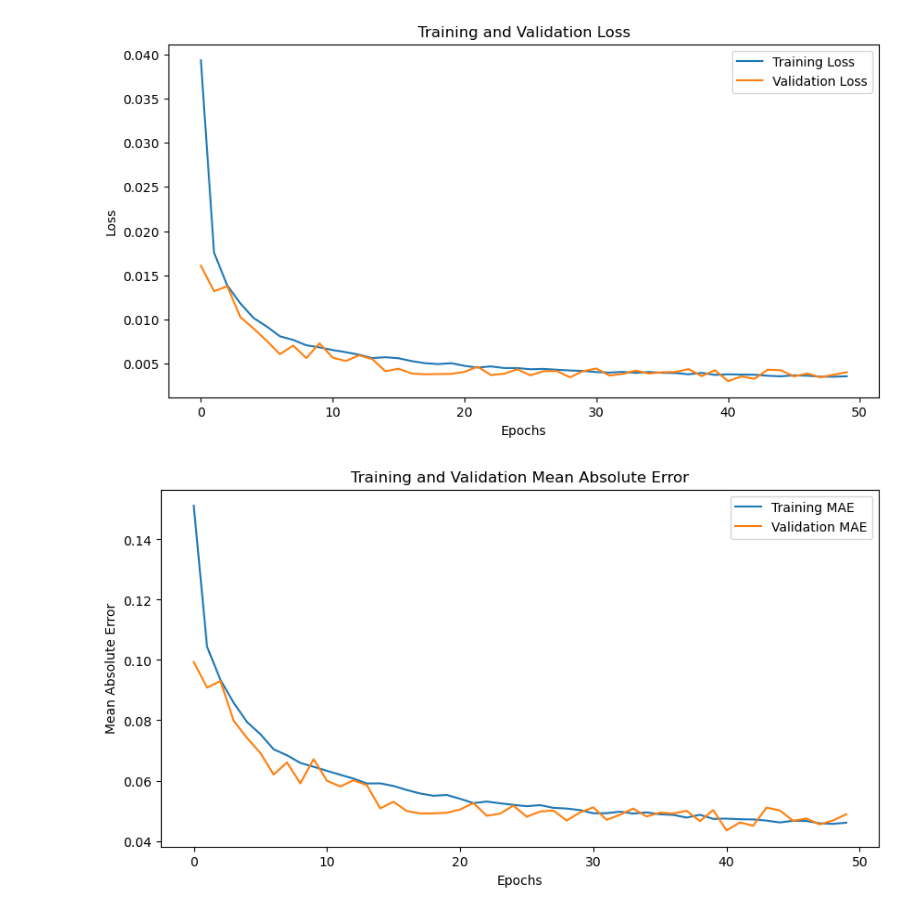
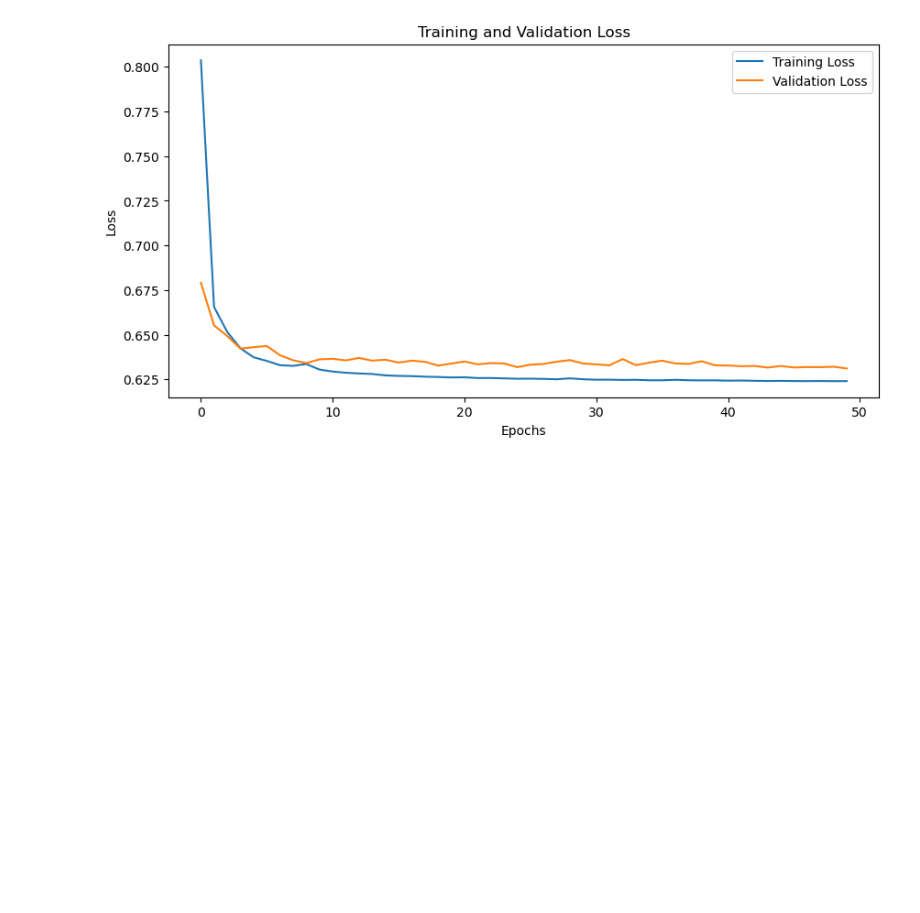
Before and after one commit to lakshyagrg23/SaveTheStray, a Jupyter notebook: model/model1.ipynb, the cells around one changed output. Drawn from its saved outputs; the diff is of its cells as text; code cells hidden in the pictures; blank space fills up the shorter version.

```diff
--- a/model/model1.ipynb
+++ b/model/model1.ipynb
@@ -9,11 +9,11 @@ from tensorflow.keras.models import Sequential
 from tensorflow.keras.layers import Dense, Dropout
 # %%
 # Load the dataset
-file_path = 'cleaned_dataset_savethestray.csv'  # Update the path if needed
+file_path = 'synthetic_dataset_savethestray.csv'  # Update the path if needed
 dataset = pd.read_csv(file_path)
 
-# Remove the risk_category column
-dataset = dataset.drop(columns=['risk_category'])
+# # Remove the risk_category column
+# dataset = dataset.drop(columns=['risk_category'])
 # %%
 # Separate features and target variable
 X = dataset.drop(columns=['risk_score'])
@@ -37,18 +45,17 @@ X_train, X_test, y_train, y_test = train_test_split(X_preprocessed, y, test_size
 # %%
 from tensorflow.keras import Sequential
 from tensorflow.keras.layers import Dense, Dropout, Input
-
-# Define the deep learning model
+from tensorflow.keras.layers import Dense, Dropout, BatchNormalization
+# Adjusted model with Batch Normalization, Dropout, and increased layers
 model = Sequential([
-    Input(shape=(X_train.shape[1],)),  # Define the input shape here
-    Dense(64, activation='relu'),
+    Dense(64, activation='relu', input_shape=(X_train.shape[1],)),
     Dropout(0.3),
     Dense(32, activation='relu'),
     Dropout(0.2),
     Dense(16, activation='relu'),
-    Dense(1, activation='linear')  # Linear activation for regression
+    Dense(1, activation='relu')  # Sigmoid activation for binary classification
 ])
 # %%
 # Compile the model
-model.compile(optimizer='adam', loss='mean_squared_error', metrics=['mean_absolute_error'])
+model.compile(optimizer='adam', loss='binary_crossentropy', metrics=['accuracy'])
 # %%
@@ -88,26 +95,14 @@ Test Loss: 0.004047454334795475, Test Mean Absolute Error: 0.048848967999219894
 # %%
-# Visualize training history
 import matplotlib.pyplot as plt
 
 # Plot training and validation loss
 plt.figure(figsize=(10, 5))
 plt.plot(history.history['loss'], label='Training Loss')
 plt.plot(history.history['val_loss'], label='Validation Loss')
 plt.title('Training and Validation Loss')
 plt.xlabel('Epochs')
 plt.ylabel('Loss')
 plt.legend()
 plt.show()
-
-# Plot training and validation mean absolute error
-plt.figure(figsize=(10, 5))
-plt.plot(history.history['mean_absolute_error'], label='Training MAE')
-plt.plot(history.history['val_mean_absolute_error'], label='Validation MAE')
-plt.title('Training and Validation Mean Absolute Error')
-plt.xlabel('Epochs')
-plt.ylabel('Mean Absolute Error')
-plt.legend()
-plt.show()
 # %% [output]
-[figure, old version]
+[figure, new version]
-[figure, removed]
```
Also changed, not shown: parts of 8 cells of this notebook.
